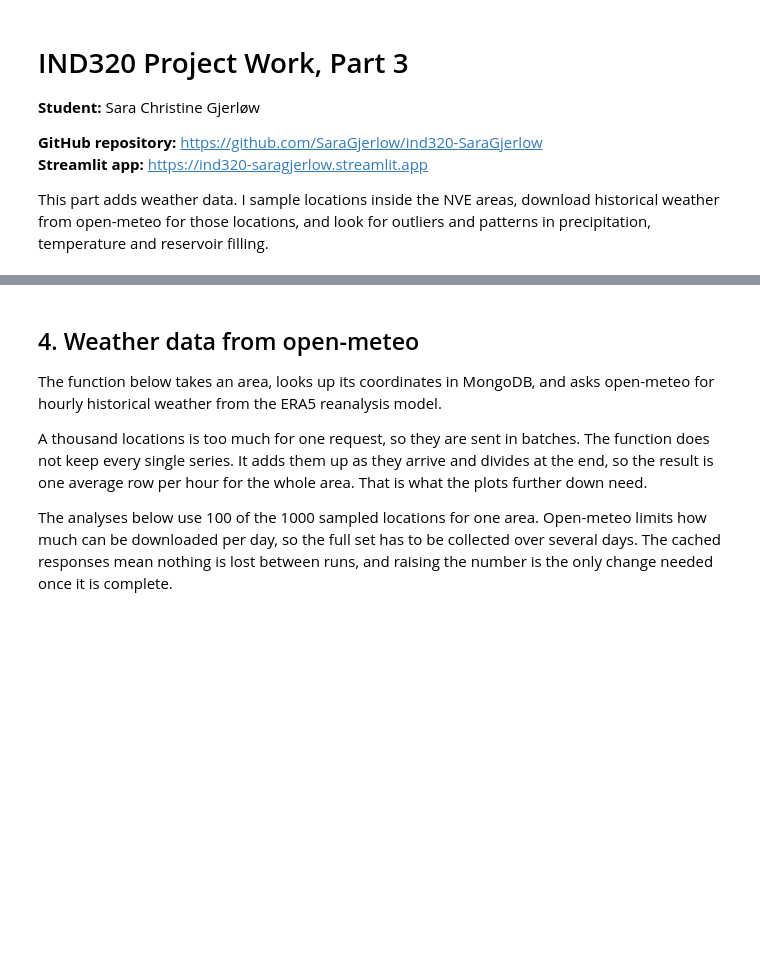
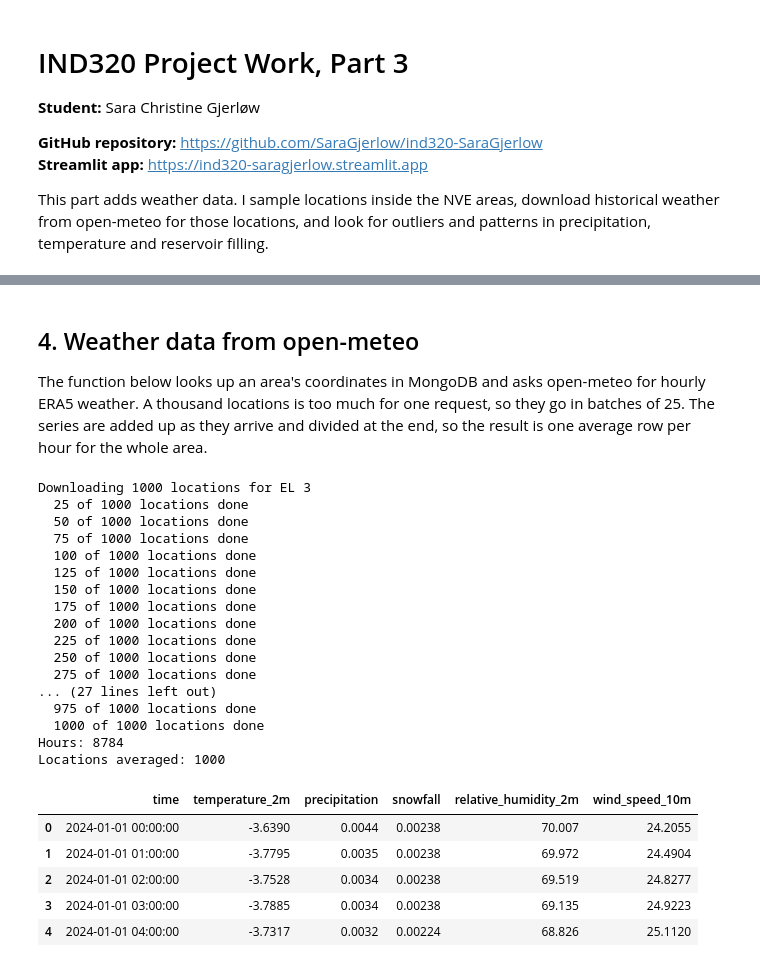
Before and after one commit to SaraGjerlow/ind320-SaraGjerlow, a Jupyter notebook: notebooks/part3.ipynb, the cells around one changed output, grey strips where cells are left out. Cells and saved outputs as stored; diff of their text form; code cells hidden in the pictures; blank space fills up the shorter version.

```diff
--- a/notebooks/part3.ipynb
+++ b/notebooks/part3.ipynb
@@ -138,19 +163,11 @@ print("Documents in collection:", collection.count_documents({}))
 # %% [markdown]
 ## 4. Weather data from open-meteo
 
-The function below takes an area, looks up its coordinates in MongoDB, and asks
-open-meteo for hourly historical weather from the ERA5 reanalysis model.
-
-A thousand locations is too much for one request, so they are sent in batches.
-The function does not keep every single series. It adds them up as they arrive
-and divides at the end, so the result is one average row per hour for the whole
-area. That is what the plots further down need.
-
-The analyses below use 100 of the 1000 sampled locations for one area.
-Open-meteo limits how much can be downloaded per day, so the full set has to
-be collected over several days. The cached responses mean nothing is lost
-between runs, and raising the number is the only change needed once it is
-complete.
+The function below looks up an area's coordinates in MongoDB and asks
+open-meteo for hourly ERA5 weather. A thousand locations is too much for one
+request, so they go in batches of 25. The series are added up as they arrive
+and divided at the end, so the result is one average row per hour for the
+whole area.
 # %%
 ARCHIVE_URL = "https://archive-api.open-meteo.com/v1/archive"
 
@@ -258,17 +265,36 @@ def download_weather(area_type, area_number, start_date, end_date,
     return weather.reset_index()
 # %%
 # All the analyses below use this one area and this one year.
-#
-# The goal is 1000 locations, but open-meteo has a daily quota, so the
-# download has to be spread over several days. The cache keeps everything
-# that has already arrived, so re-running this cell on a new day moves it
-# further along. Raise the number here when the full set is in place.
-LOCATIONS = 100
+LOCATIONS = 1000
 
 weather_no3 = download_weather(
     "EL", 3, "2024-01-01", "2024-12-31", max_locations=LOCATIONS
 )
 
 print("Hours:", len(weather_no3))
 print("Locations averaged:", LOCATIONS)
 weather_no3.head()
+# %% [output]
+Downloading 1000 locations for EL 3
+  25 of 1000 locations done
+  50 of 1000 locations done
+  75 of 1000 locations done
+  100 of 1000 locations done
+  125 of 1000 locations done
+  150 of 1000 locations done
+  175 of 1000 locations done
+  200 of 1000 locations done
+  225 of 1000 locations done
+  250 of 1000 locations done
+  275 of 1000 locations done
+... (27 lines left out)
+  975 of 1000 locations done
+  1000 of 1000 locations done
+Hours: 8784
+Locations averaged: 1000
+|  | time | temperature_2m | precipitation | snowfall | relative_humidity_2m | wind_speed_10m |
+| 0 | 2024-01-01 00:00:00 | -3.6390 | 0.0044 | 0.00238 | 70.007 | 24.2055 |
+| 1 | 2024-01-01 01:00:00 | -3.7795 | 0.0035 | 0.00238 | 69.972 | 24.4904 |
+| 2 | 2024-01-01 02:00:00 | -3.7528 | 0.0034 | 0.00238 | 69.519 | 24.8277 |
+| 3 | 2024-01-01 03:00:00 | -3.7885 | 0.0034 | 0.00238 | 69.135 | 24.9223 |
+| 4 | 2024-01-01 04:00:00 | -3.7317 | 0.0032 | 0.00224 | 68.826 | 25.1120 |
```
Also changed, not shown: parts of 43 cells of this notebook.
